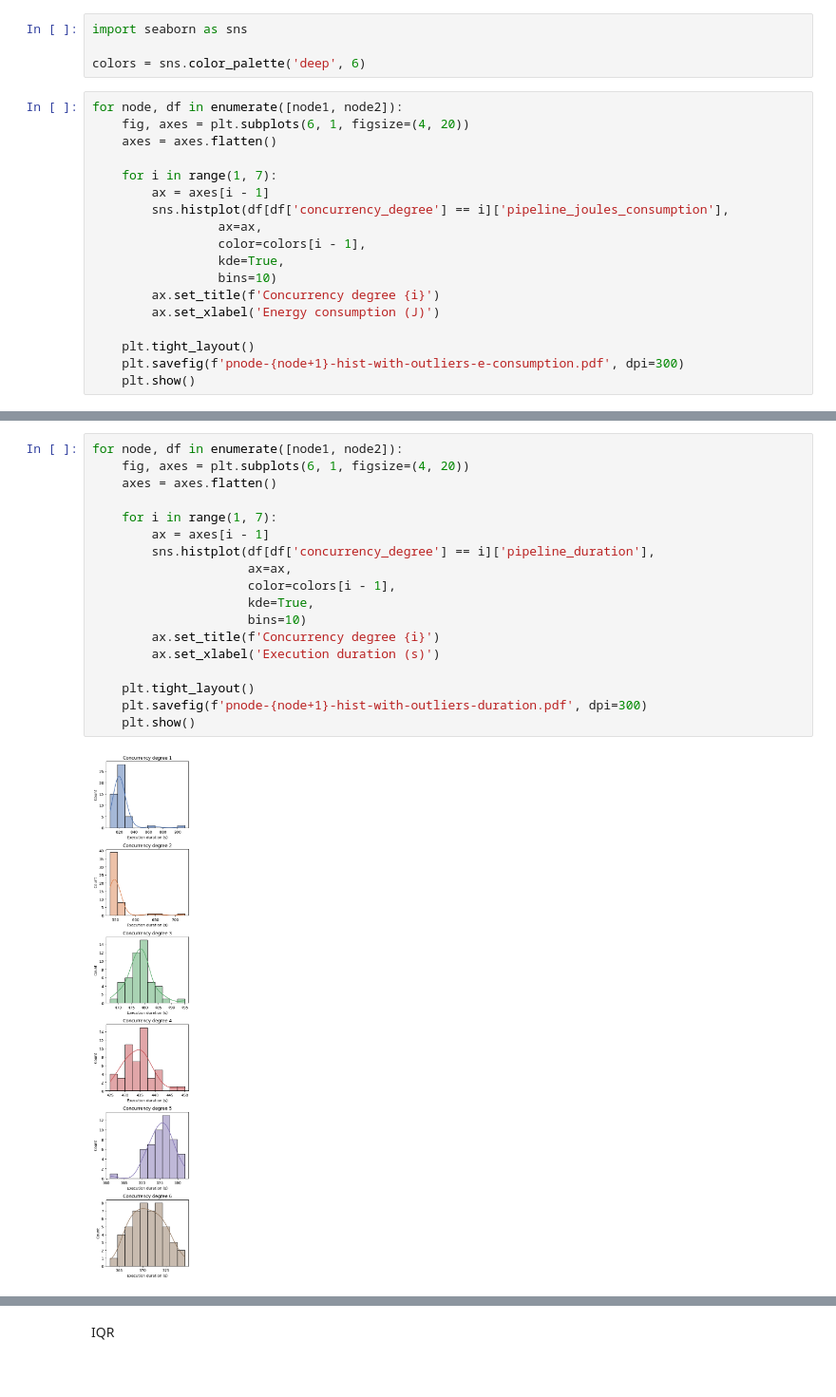
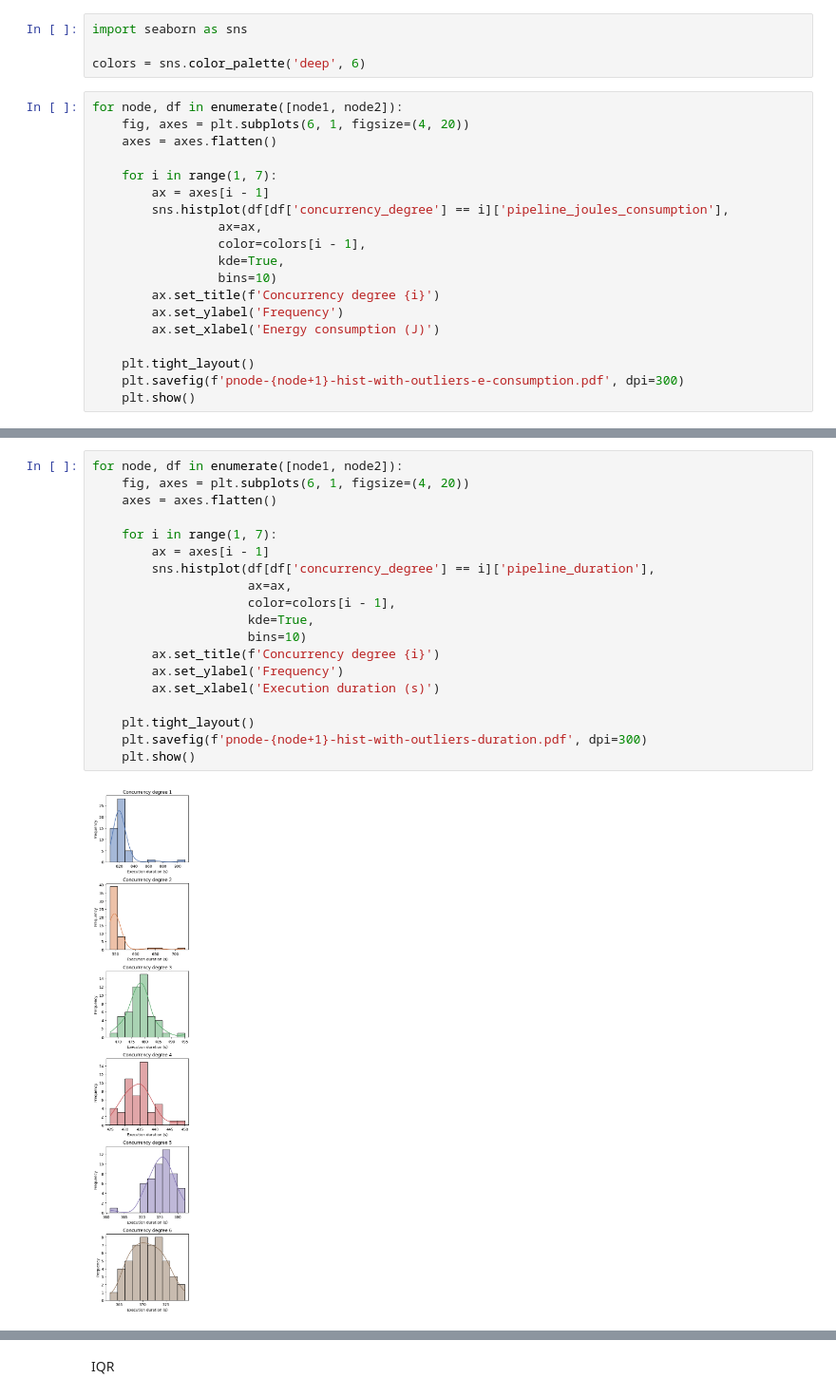
Before and after one commit to Flavio8699/ms-thesis-replication-package, a Jupyter notebook: replication-package-RQ1-2/Experiment/analysis.ipynb, the cells around one changed output, grey strips where cells are left out. Shown at 95% size. Cells and saved outputs as stored; diff of their text form.

```diff
--- a/replication-package-RQ1-2/Experiment/analysis.ipynb
+++ b/replication-package-RQ1-2/Experiment/analysis.ipynb
@@ -90,6 +90,7 @@ for node, df in enumerate([node1, node2]):
                  kde=True,
                  bins=10)
         ax.set_title(f'Concurrency degree {i}')
+        ax.set_ylabel('Frequency')
         ax.set_xlabel('Energy consumption (J)')
 
     plt.tight_layout()
@@ -101,20 +102,21 @@ for node, df in enumerate([node1, node2]):
 # %%
 for node, df in enumerate([node1, node2]):
     fig, axes = plt.subplots(6, 1, figsize=(4, 20))
     axes = axes.flatten()
 
     for i in range(1, 7):
         ax = axes[i - 1]
         sns.histplot(df[df['concurrency_degree'] == i]['pipeline_duration'],
                      ax=ax,
                      color=colors[i - 1],
                      kde=True,
                      bins=10)
         ax.set_title(f'Concurrency degree {i}')
+        ax.set_ylabel('Frequency')
         ax.set_xlabel('Execution duration (s)')
 
     plt.tight_layout()
     plt.savefig(f'pnode-{node+1}-hist-with-outliers-duration.pdf', dpi=300)
     plt.show()
 # %% [output]
-[figure, old version]
+[figure, new version]
```
Also changed, not shown: parts of 4 cells of this notebook.
